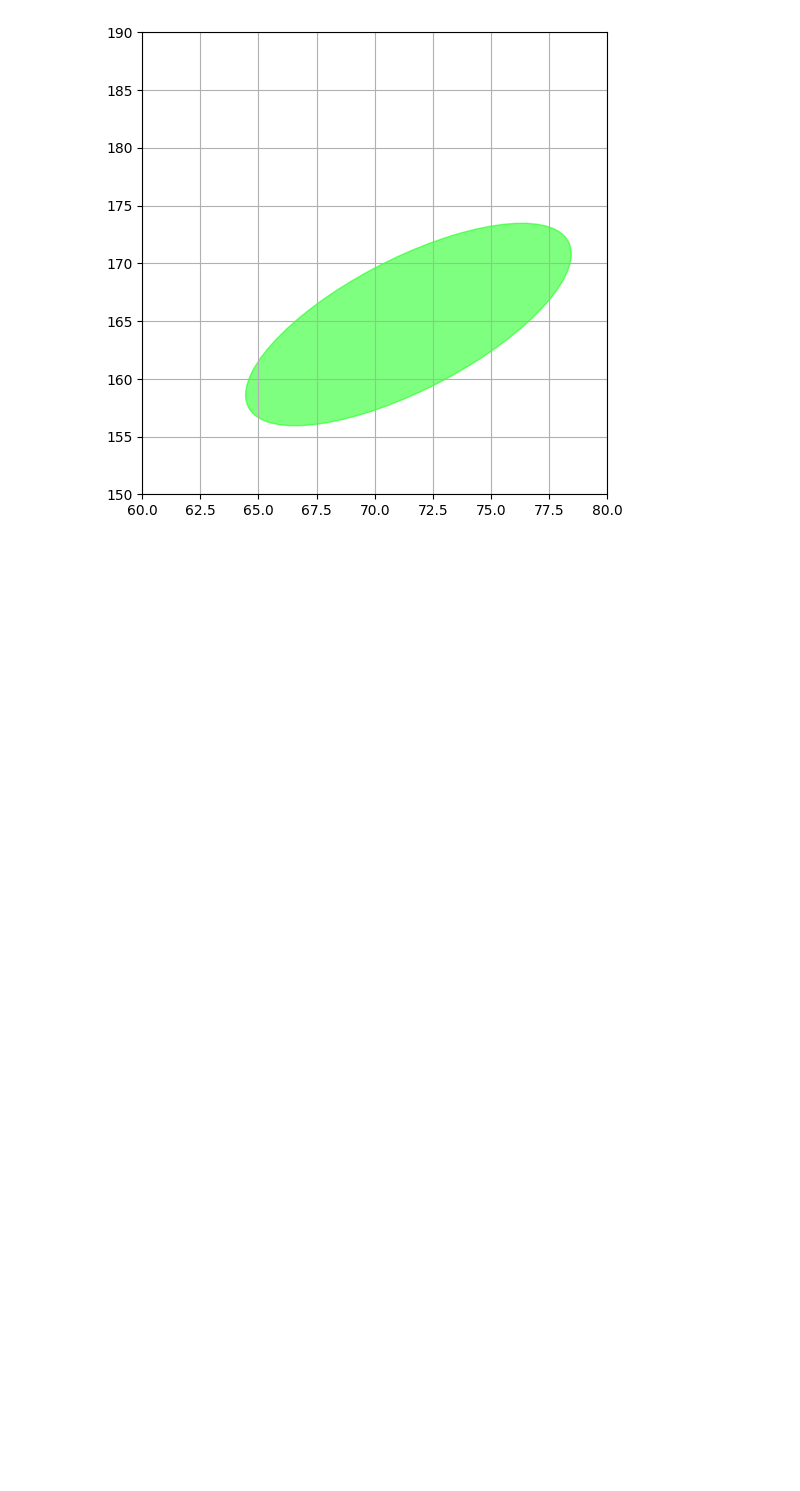
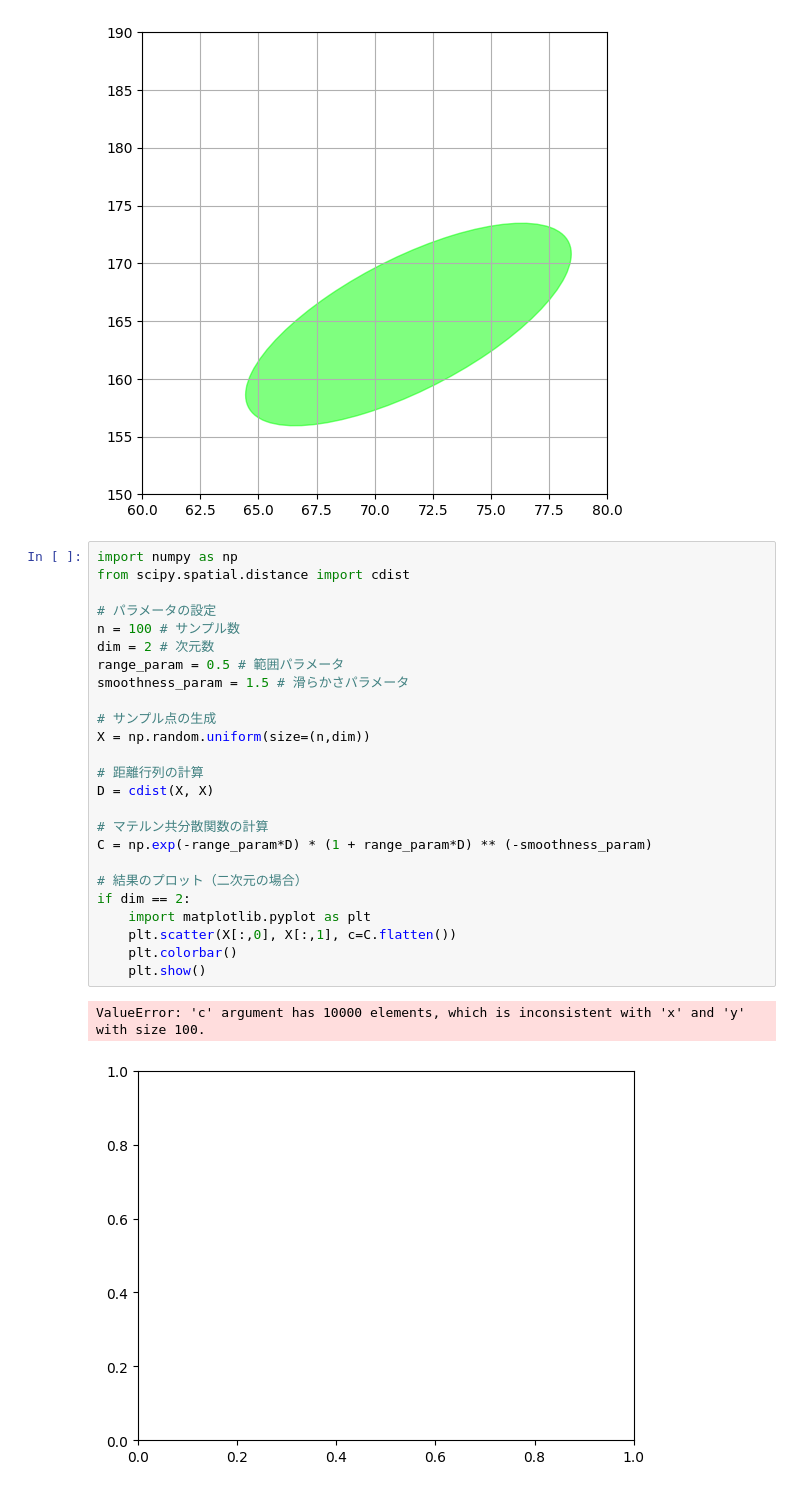
Before and after one commit to KeNtaMiyata/Piotr_FunctionalDataAnalysis, a Jupyter notebook: Untitled.ipynb, the cells around one changed output. Saved outputs shown, nothing was run; the diff lists cells and outputs as text; blank space fills up the shorter version.

```diff
--- a/Untitled.ipynb
+++ b/Untitled.ipynb
@@ -28,3 +28,31 @@ plt.grid()
 plt.show()
 # %% [output]
 [figure]
+# %%
+import numpy as np
+from scipy.spatial.distance import cdist
+
+# パラメータの設定
+n = 100 # サンプル数
+dim = 2 # 次元数
+range_param = 0.5 # 範囲パラメータ
+smoothness_param = 1.5 # 滑らかさパラメータ
+
+# サンプル点の生成
+X = np.random.uniform(size=(n,dim))
+
+# 距離行列の計算
+D = cdist(X, X)
+
+# マテルン共分散関数の計算
+C = np.exp(-range_param*D) * (1 + range_param*D) ** (-smoothness_param)
+
+# 結果のプロット（二次元の場合）
+if dim == 2:
+    import matplotlib.pyplot as plt
+    plt.scatter(X[:,0], X[:,1], c=C.flatten())
+    plt.colorbar()
+    plt.show()
+# %% [output]
+ValueError: 'c' argument has 10000 elements, which is inconsistent with 'x' and 'y' with size 100.
+[figure, added]
```
Also changed, not shown: parts of 1 cell of this notebook, 34 other files.
